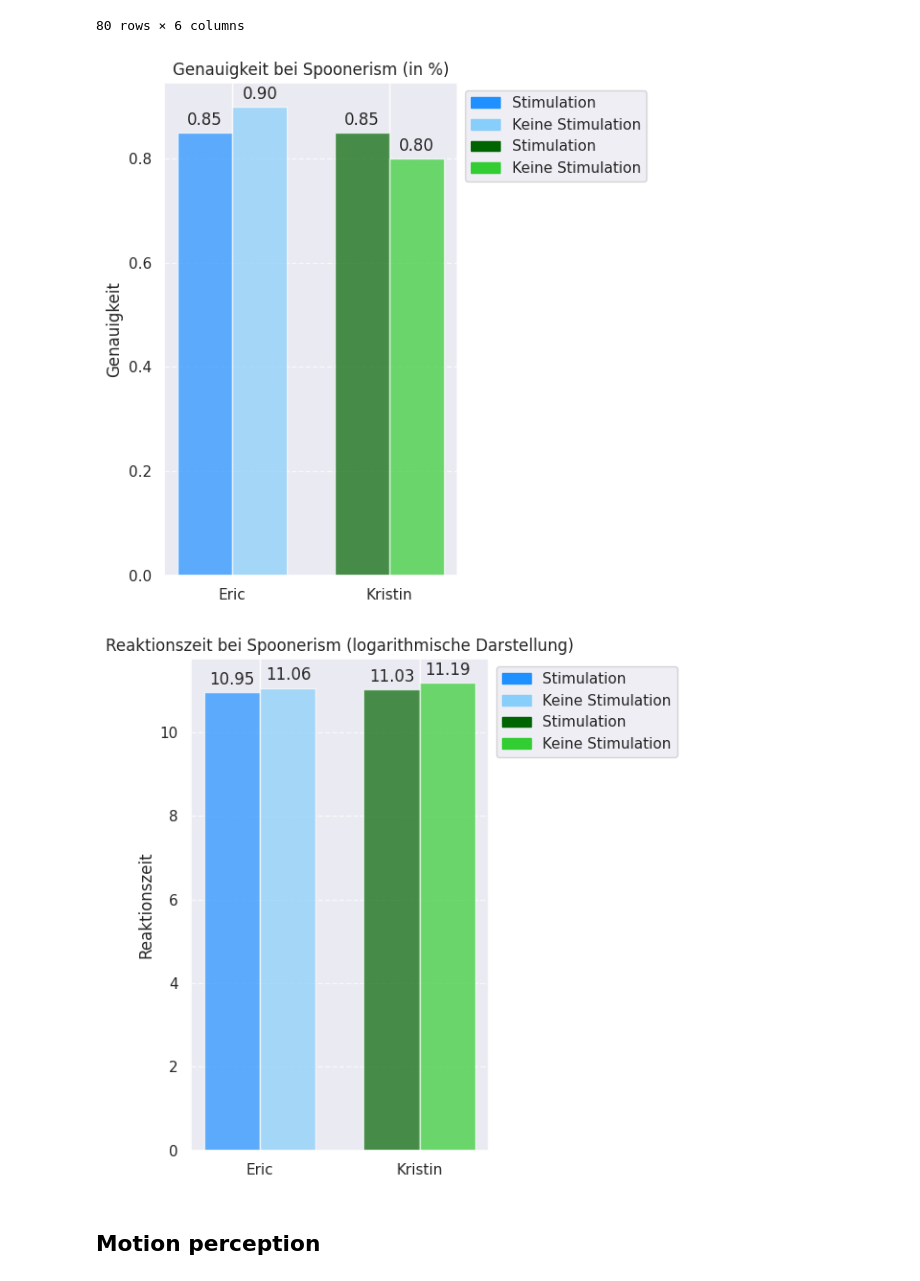
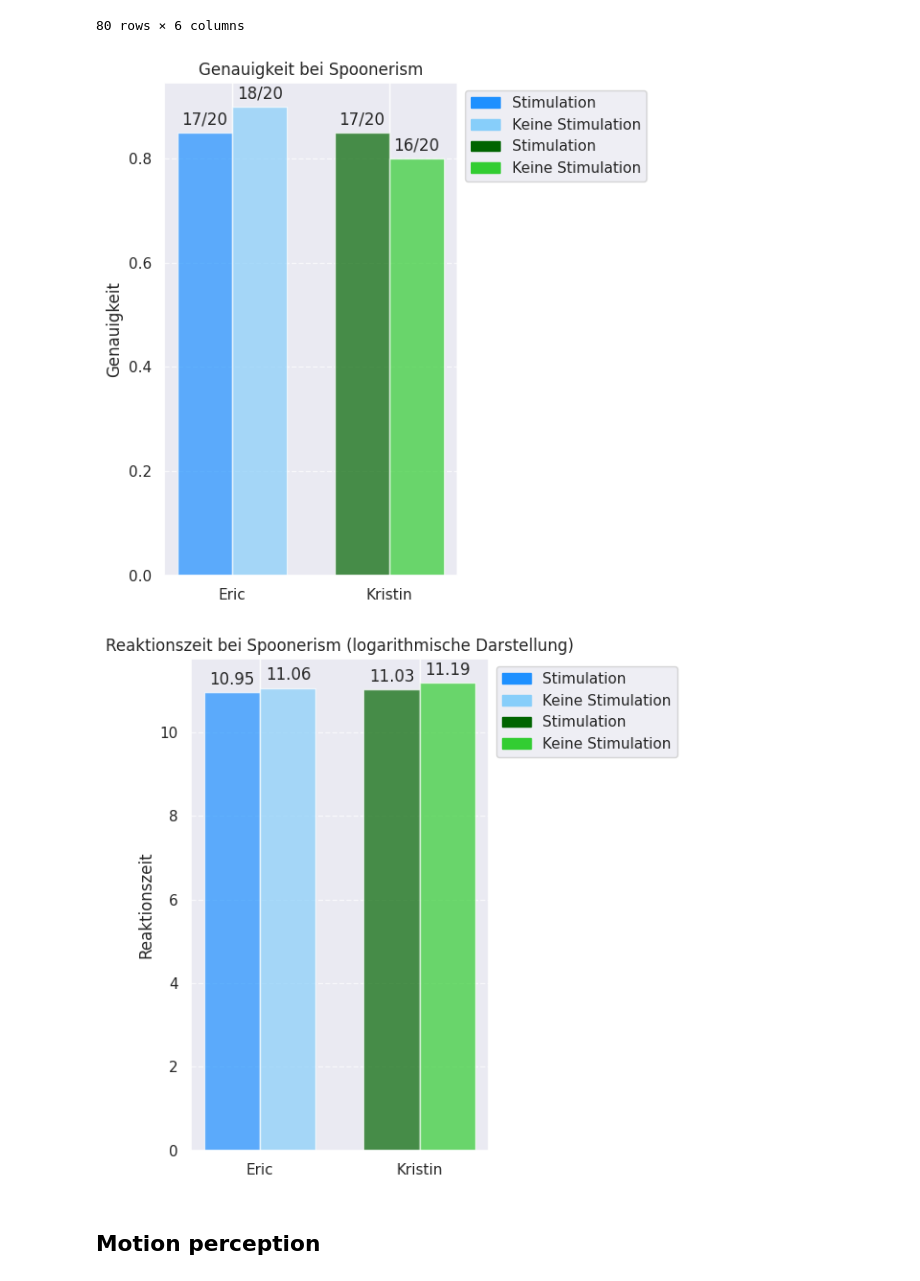
Before and after one commit to cristinarainich/DDCS, a Jupyter notebook: Results_presentation.ipynb, the cells around one changed output. Cells and saved outputs as stored; diff of their text form; code cells hidden in the pictures.

```diff
--- a/Results_presentation.ipynb
+++ b/Results_presentation.ipynb
@@ -121,14 +121,27 @@ def create_plots(data, plot, title):
       ax.bar(i * 2 - bar_width/2, session1_value, bar_width, alpha=0.7, label=f'Stimulation' if i == 0 else "", color=session1_color)
       ax.bar(i * 2 + bar_width/2, session2_value, bar_width, alpha=0.7, label=f'Keine Stimulation' if i == 0 else "", color=session2_color)
 
-
-      ax.annotate(f'{session1_value:.2f}',
+      if plot == 'Genauigkeit':
+        ax.annotate(f'{int(session1_value)}/50',
                     xy=(i * 2 - bar_width / 2, session1_value),
                     xytext=(0, 3),
                     textcoords="offset points",
                     ha='center', va='bottom')
 
-      ax.annotate(f'{session2_value:.2f}',
+        ax.annotate(f'{int(session2_value)}/50',
+                    xy=(i * 2 + bar_width / 2, session2_value),
+                    xytext=(0, 3),
+                    textcoords="offset points",
+                    ha='center', va='bottom')
+
+      else:
+        ax.annotate(f'{session1_value:.2f}',
+                    xy=(i * 2 - bar_width / 2, session1_value),
+                    xytext=(0, 3),
+                    textcoords="offset points",
+                    ha='center', va='bottom')
+
+        ax.annotate(f'{session2_value:.2f}',
                     xy=(i * 2 + bar_width / 2, session2_value),
                     xytext=(0, 3),
                     textcoords="offset points",
@@ -274,13 +288,29 @@ def create_plots(data, plot, title):
       ax.bar(i * 2 - bar_width/2, session1_value, bar_width, alpha=0.7, label=f'Stimulation' if i == 0 else "", color=session1_color)
       ax.bar(i * 2 + bar_width/2, session2_value, bar_width, alpha=0.7, label=f'Keine Stimulation' if i == 0 else "", color=session2_color)
 
-      ax.annotate(f'{session1_value:.2f}',
+      if plot == 'Genauigkeit':
+        transf_session1_value = session1_value * 100 / 5
+        transf_session2_value = session2_value * 100 / 5
+        ax.annotate(f'{int(transf_session1_value)}/20',
                     xy=(i * 2 - bar_width / 2, session1_value),
                     xytext=(0, 3),
                     textcoords="offset points",
                     ha='center', va='bottom')
 
-      ax.annotate(f'{session2_value:.2f}',
+        ax.annotate(f'{int(transf_session2_value)}/20',
+                    xy=(i * 2 + bar_width / 2, session2_value),
+                    xytext=(0, 3),
+                    textcoords="offset points",
+                    ha='center', va='bottom')
+
+      else:
+        ax.annotate(f'{session1_value:.2f}',
+                    xy=(i * 2 - bar_width / 2, session1_value),
+                    xytext=(0, 3),
+                    textcoords="offset points",
+                    ha='center', va='bottom')
+
+        ax.annotate(f'{session2_value:.2f}',
                     xy=(i * 2 + bar_width / 2, session2_value),
                     xytext=(0, 3),
                     textcoords="offset points",
@@ -302,10 +332,10 @@ def create_plots(data, plot, title):
   plt.tight_layout()
   plt.show()
 # %%
-create_plots(all_data, 'Genauigkeit', 'Genauigkeit bei Spoonerism (in %)')
+create_plots(all_data, 'Genauigkeit', 'Genauigkeit bei Spoonerism')
 create_plots(all_data, 'Reaktionszeit', 'Reaktionszeit bei Spoonerism (logarithmische Darstellung)')
 # %% [output]
-[figure, old version]
+[figure, new version]
 [figure]
 # %% [markdown]
 ## Motion perception
```
Also changed, not shown: parts of 5 cells of this notebook.
